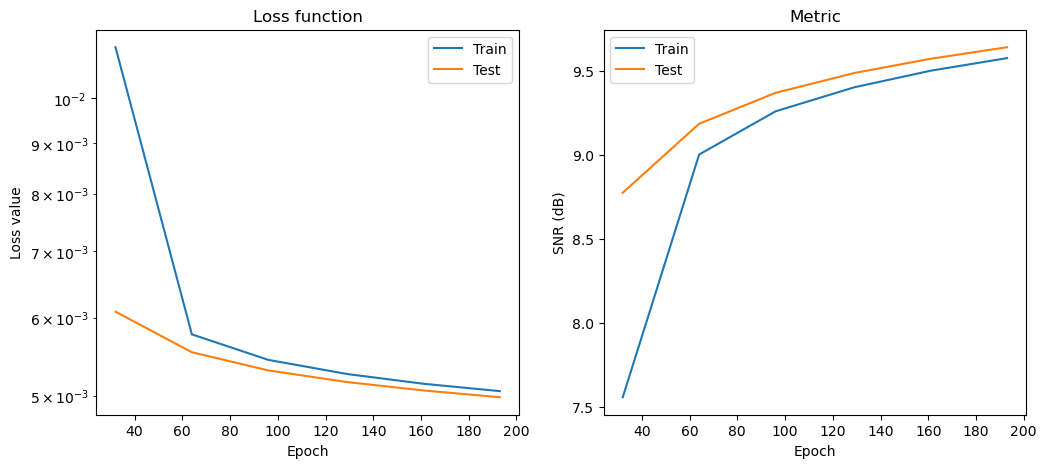
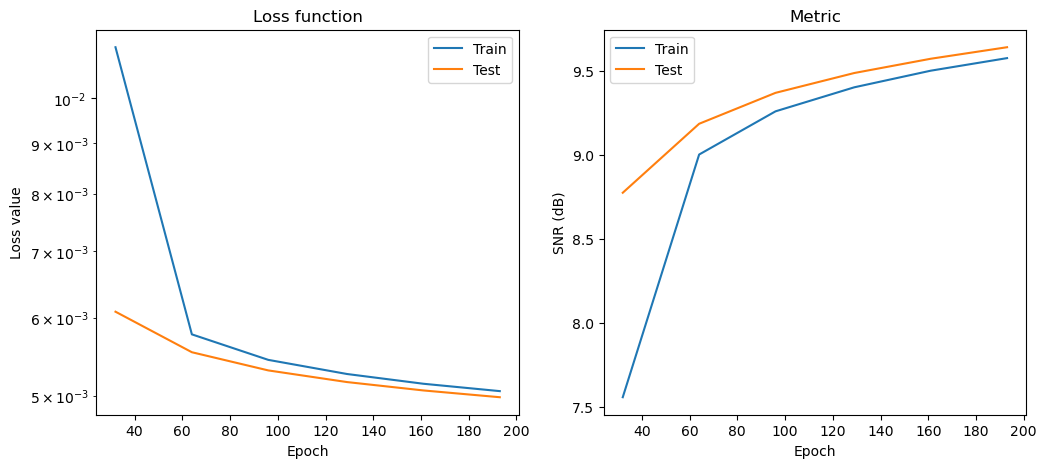
Code edit (unified diff) that turned the first committed figure into the second:
--- before
+++ after
@@ -1,24 +1,22 @@
 if stats_object is not None and len(stats_object.iterations) > 0:
     hist = stats_object.history(transpose=True)
-    fig, ax = plot.subplots(nrows=1, ncols=2, figsize=(12, 5))
-    plot.plot(
-        np.vstack((hist.Train_Loss, hist.Eval_Loss)).T,
-        x=hist.Epoch,
-        ptyp="semilogy",
+    fig, ax = kplt.subplots(nrows=1, ncols=2, figsize=(12, 5))
+    kplt.plot(
+        hist.Epoch,
+        np.array((hist.Train_Loss, hist.Eval_Loss)).T,
+        ylog=True,
         title="Loss function",
-        xlbl="Epoch",
-        ylbl="Loss value",
-        lgnd=("Train", "Test"),
-        fig=fig,
+        xlabel="Epoch",
+        ylabel="Loss value",
+        legend=("Train", "Test"),
         ax=ax[0],
     )
-    plot.plot(
-        np.vstack((hist.Train_SNR, hist.Eval_SNR)).T,
-        x=hist.Epoch,
+    kplt.plot(
+        hist.Epoch,
+        np.array((hist.Train_SNR, hist.Eval_SNR)).T,
         title="Metric",
-        xlbl="Epoch",
-        ylbl="SNR (dB)",
-        lgnd=("Train", "Test"),
-        fig=fig,
+        xlabel="Epoch",
+        ylabel="SNR (dB)",
+        legend=("Train", "Test"),
         ax=ax[1],
     )

Commit: Deprecate `scico.plot` module and replace with `komplot` package (#61)